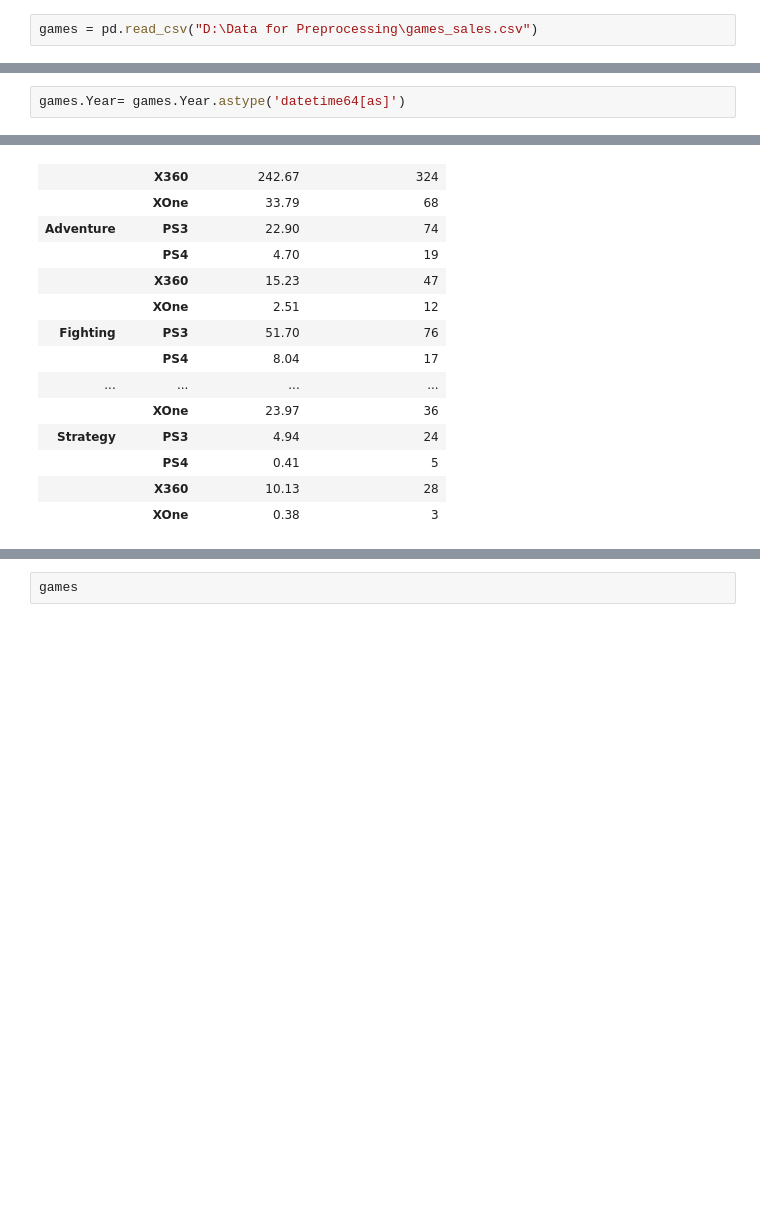
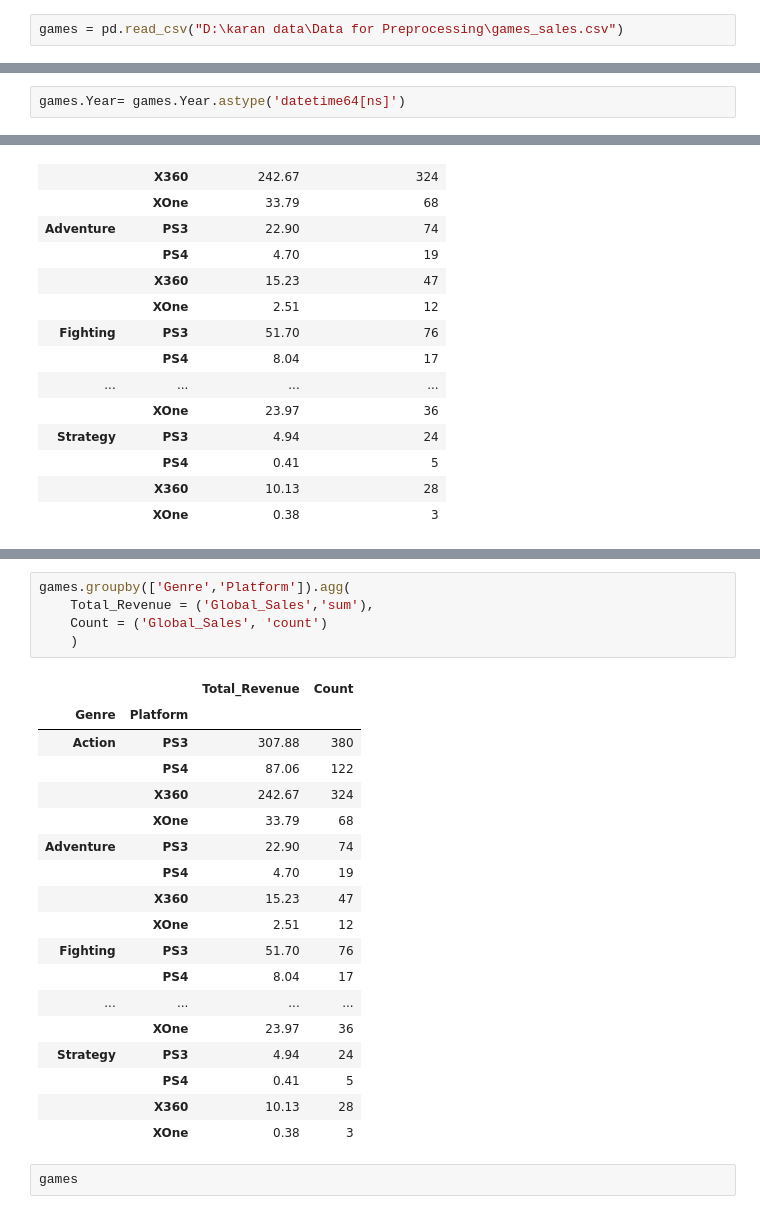
Before and after one commit to Narula901/Python-Library, a Jupyter notebook: Pandas/Groupby (Pandas).ipynb, the cells around one changed output, grey strips where cells are left out. Drawn from its saved outputs; the diff is of its cells as text; blank space fills up the shorter version.

```diff
--- a/Pandas/Groupby (Pandas).ipynb
+++ b/Pandas/Groupby (Pandas).ipynb
@@ -6,4 +6,4 @@ import numpy as np
 # %% [markdown]
 ### Lecture - 194 - Section Introduction
 # %%
-games = pd.read_csv("D:\Data for Preprocessing\games_sales.csv")
+games = pd.read_csv("D:\karan data\Data for Preprocessing\games_sales.csv")
@@ -30,5 +46,5 @@ Data columns (total 10 columns):
 dtypes: float64(6), object(4)
 memory usage: 245.7+ KB
 # %%
-games.Year= games.Year.astype('datetime64[as]')
+games.Year= games.Year.astype('datetime64[ns]')
 # %%
@@ -341,3 +387,27 @@ games.groupby(['Genre', 'Platform']).agg({'Global_Sales': ['sum', 'count']})\
+# %%
+games.groupby(['Genre','Platform']).agg(
+    Total_Revenue = ('Global_Sales','sum'),
+    Count = ('Global_Sales', 'count')
+    )
+# %% [output]
+|  |  | Total_Revenue | Count |
+| Genre | Platform |  |  |
+| Action | PS3 | 307.88 | 380 |
+|  | PS4 | 87.06 | 122 |
+|  | X360 | 242.67 | 324 |
+|  | XOne | 33.79 | 68 |
+| Adventure | PS3 | 22.90 | 74 |
+|  | PS4 | 4.70 | 19 |
+|  | X360 | 15.23 | 47 |
+|  | XOne | 2.51 | 12 |
+| Fighting | PS3 | 51.70 | 76 |
+|  | PS4 | 8.04 | 17 |
+| ... | ... | ... | ... |
+|  | XOne | 23.97 | 36 |
+| Strategy | PS3 | 4.94 | 24 |
+|  | PS4 | 0.41 | 5 |
+|  | X360 | 10.13 | 28 |
+|  | XOne | 0.38 | 3 |
 # %%
 games
 # %% [output]
```
Also changed, not shown: parts of 8 cells of this notebook.
